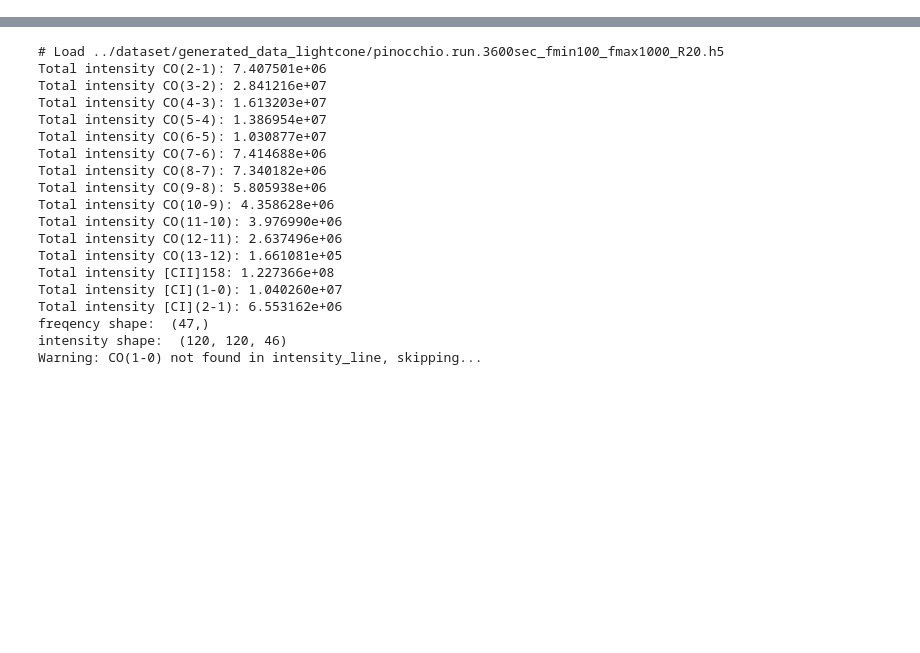
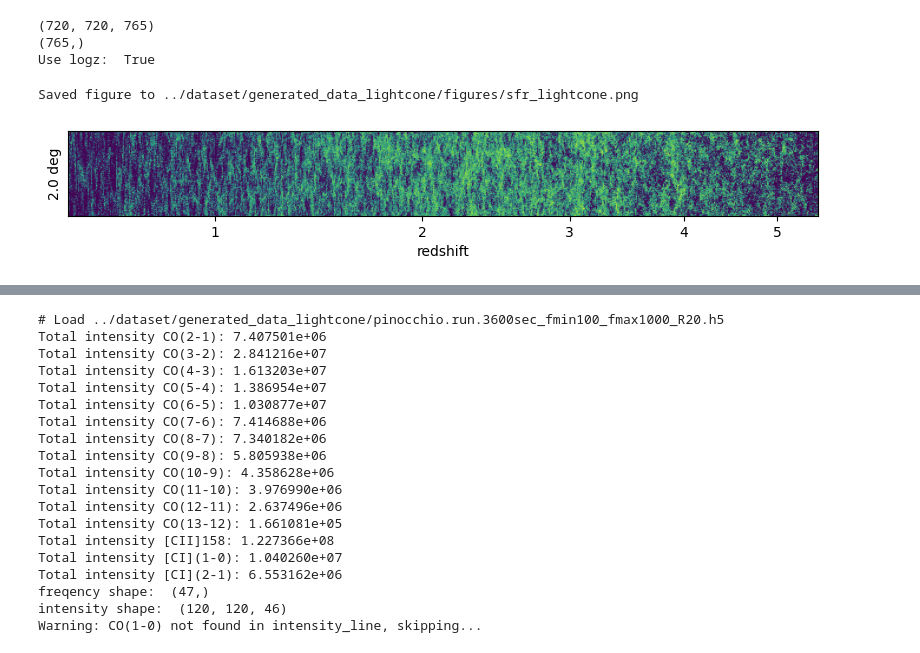
Before and after one commit to knmoriwaki/cosmoglint, a Jupyter notebook: scripts_lightcone/plot_lightcone.ipynb, the cells around one changed output, grey strips where cells are left out. Cells and saved outputs as stored; diff of their text form; code cells hidden in the pictures; blank space fills up the shorter version.

```diff
--- a/scripts_lightcone/plot_lightcone.ipynb
+++ b/scripts_lightcone/plot_lightcone.ipynb
@@ -29,0 +40,63 @@ NLINE = len(line_names)
+# %%
+path = "{}/pinocchio.run1.7200sec_zmin0.2_zmax6.0_dz0.005.h5".format(base_dir)
+path = "{}/pinocchio.run1.7200sec_zmin0.2_zmax6.0_dz0.0010.h5".format(base_dir)
+with h5py.File(path, "r") as f:
+    attrs = dict(f.attrs)
+    data = f["/SFR"][:]
+
+side_length = attrs["side_length"]
+zmin = attrs["redshift_min"]
+zmax = attrs["redshift_max"]
+use_logz = attrs["use_logz"]
+dz = attrs["dz"]
+
+if use_logz:
+    log_redshifts = np.arange(np.log10(zmin+1), np.log10(zmax+1), dz)
+    redshifts = 10**log_redshifts - 1
+    dredshifts = redshifts[1:] - redshifts[:-1]
+    redshifts = redshifts[:data.shape[-1]]
+
+else:
+    redshifts = np.arange(zmin, zmax, dz)
+
+print(data.shape)
+print(redshifts.shape)
+print("Use logz: ", use_logz)
+# %% [output]
+(720, 720, 765)
+(765,)
+Use logz:  True
+# %%
+plt.figure(figsize=(8, 2))
+image = data[:,:180,:].sum(axis=1)
+#image = gaussian_filter(image, sigma=[0.1,0.2])
+image = np.log10( image )
+
+vmax= np.nanmax(image) * 0.8
+
+cmap = plt.cm.viridis
+cmap.set_bad(color=cmap(0))
+plt.imshow(image, origin="lower", aspect="auto", cmap=cmap, vmax=vmax) #, vmin=vmin, vmax=vmax)
+
+plt.yticks([])
+plt.ylabel("{:.1f} deg".format(side_length / 3600))
+
+tick_values = [1,2,3,4,5]
+interpolator = interp1d(redshifts, np.arange(len(redshifts)), bounds_error=False, fill_value="extrapolate")
+tick_positions = interpolator(tick_values)
+plt.xticks(ticks=tick_positions, labels=tick_values)
+
+tick_min = interpolator(0.5)
+tick_max = interpolator(5.5)
+plt.xlim([tick_min, tick_max])
+plt.xlabel("redshift")
+
+ax = plt.gca()
+
+ax.set_aspect(0.28)
+ax.set_aspect(0.1)
+
+my_savefig("{}/sfr_lightcone.png".format(output_dir))
+# %% [output]
+Saved figure to ../dataset/generated_data_lightcone/figures/sfr_lightcone.png
+[figure, added]
```
Also changed, not shown: parts of 5 cells of this notebook, 4 other files.
